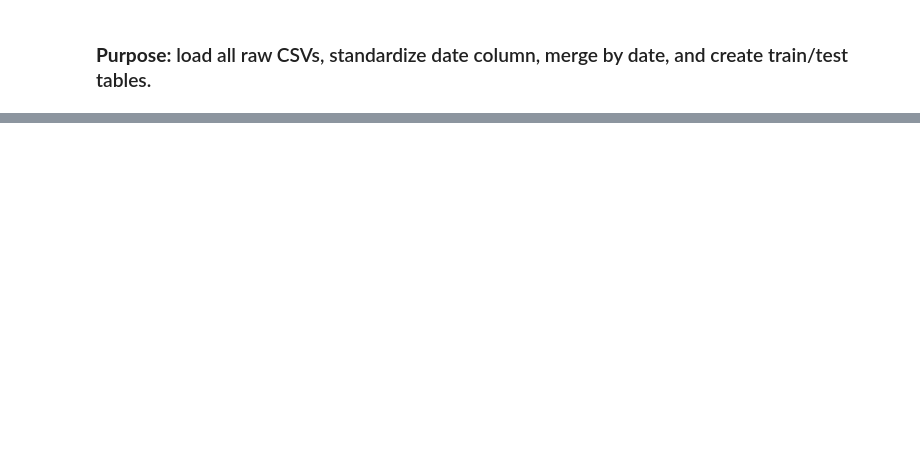
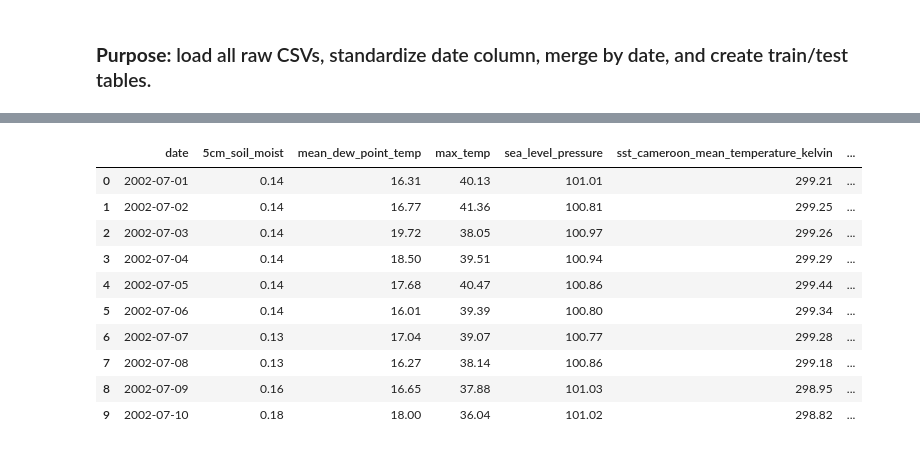
Before and after one commit to Mustafa777Xo/dry-spell, a Jupyter notebook: notebooks/ 01_merge_data.ipynb, the cells around one changed output, grey strips where cells are left out. Saved outputs shown, nothing was run; the diff lists cells and outputs as text; code cells hidden in the pictures; blank space fills up the shorter version.

```diff
--- a/notebooks/ 01_merge_data.ipynb
+++ b/notebooks/ 01_merge_data.ipynb
@@ -125,0 +211,18 @@ Train colmuns: ['date', '5cm_soli_moist', 'mean_dew_point_temp', 'max_temp', 'se
+# %%
+# Reorder the target col to the end of the dataframe
+cols = [c for c in train_merged.columns if c != target_col] + [target_col]
+train_merged = train_merged[cols]
+
+train_merged.head(10)
+# %% [output]
+|  | date | 5cm_soil_moist | mean_dew_point_temp | max_temp | sea_level_pressure | sst_cameroon_mean_temperature_kelvin | ... |
+| 0 | 2002-07-01 | 0.14 | 16.31 | 40.13 | 101.01 | 299.21 | ... |
+| 1 | 2002-07-02 | 0.14 | 16.77 | 41.36 | 100.81 | 299.25 | ... |
+| 2 | 2002-07-03 | 0.14 | 19.72 | 38.05 | 100.97 | 299.26 | ... |
+| 3 | 2002-07-04 | 0.14 | 18.50 | 39.51 | 100.94 | 299.29 | ... |
+| 4 | 2002-07-05 | 0.14 | 17.68 | 40.47 | 100.86 | 299.44 | ... |
+| 5 | 2002-07-06 | 0.14 | 16.01 | 39.39 | 100.80 | 299.34 | ... |
+| 6 | 2002-07-07 | 0.13 | 17.04 | 39.07 | 100.77 | 299.28 | ... |
+| 7 | 2002-07-08 | 0.13 | 16.27 | 38.14 | 100.86 | 299.18 | ... |
+| 8 | 2002-07-09 | 0.16 | 16.65 | 37.88 | 101.03 | 298.95 | ... |
+| 9 | 2002-07-10 | 0.18 | 18.00 | 36.04 | 101.02 | 298.82 | ... |
```
Also changed, not shown: parts of 19 cells of this notebook.
